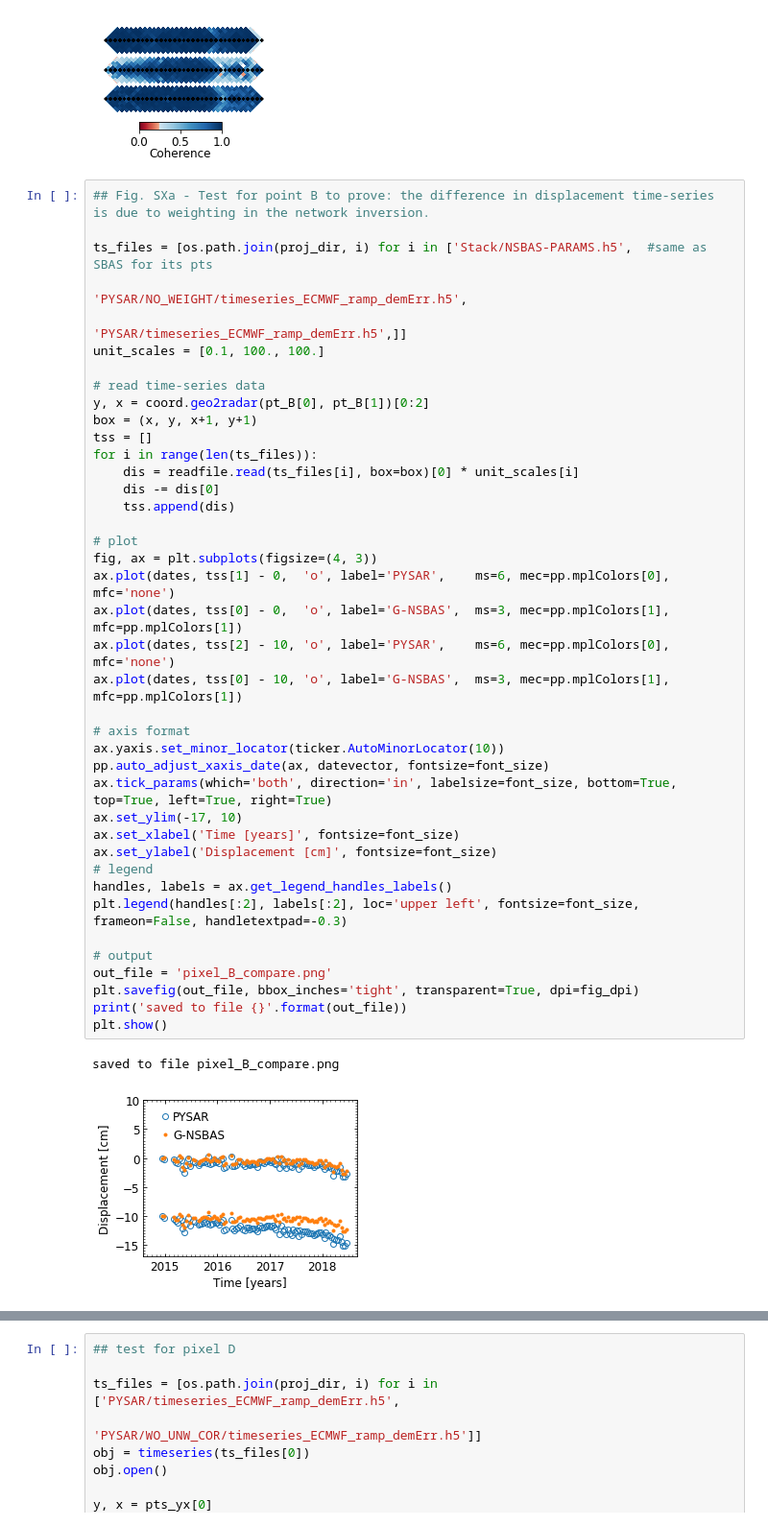
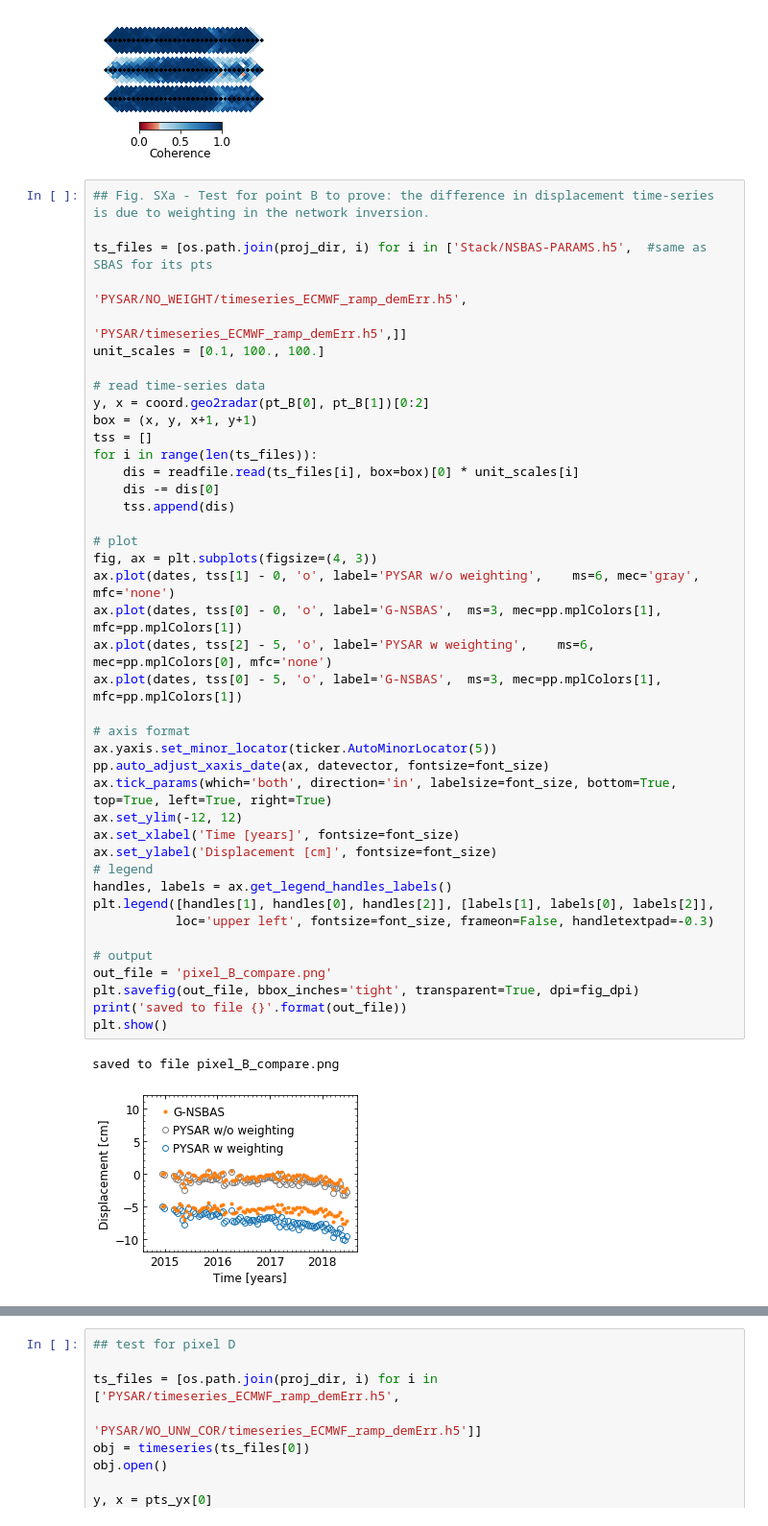
Before and after one commit to geodesymiami/Yunjun_et_al-2019-MintPy, a Jupyter notebook: Fig_17_PySAR_vs_GIAnT.ipynb, the cells around one changed output, grey strips where cells are left out. Shown at 96% size. Drawn from its saved outputs; the diff is of its cells as text.

```diff
--- a/Fig_17_PySAR_vs_GIAnT.ipynb
+++ b/Fig_17_PySAR_vs_GIAnT.ipynb
@@ -285,41 +285,42 @@ ts_files = [os.path.join(proj_dir, i) for i in ['Stack/NSBAS-PARAMS.h5',  #same
                                                 'PYSAR/timeseries_ECMWF_ramp_demErr.h5',]]
 unit_scales = [0.1, 100., 100.]
 
 # read time-series data
 y, x = coord.geo2radar(pt_B[0], pt_B[1])[0:2]
 box = (x, y, x+1, y+1)
 tss = []
 for i in range(len(ts_files)):
     dis = readfile.read(ts_files[i], box=box)[0] * unit_scales[i]
     dis -= dis[0]
     tss.append(dis)
 
 # plot
 fig, ax = plt.subplots(figsize=(4, 3))
-ax.plot(dates, tss[1] - 0,  'o', label='PYSAR',    ms=6, mec=pp.mplColors[0], mfc='none')
-ax.plot(dates, tss[0] - 0,  'o', label='G-NSBAS',  ms=3, mec=pp.mplColors[1], mfc=pp.mplColors[1])
-ax.plot(dates, tss[2] - 10, 'o', label='PYSAR',    ms=6, mec=pp.mplColors[0], mfc='none')
-ax.plot(dates, tss[0] - 10, 'o', label='G-NSBAS',  ms=3, mec=pp.mplColors[1], mfc=pp.mplColors[1])
+ax.plot(dates, tss[1] - 0, 'o', label='PYSAR w/o weighting',    ms=6, mec='gray', mfc='none')
+ax.plot(dates, tss[0] - 0, 'o', label='G-NSBAS',  ms=3, mec=pp.mplColors[1], mfc=pp.mplColors[1])
+ax.plot(dates, tss[2] - 5, 'o', label='PYSAR w weighting',    ms=6, mec=pp.mplColors[0], mfc='none')
+ax.plot(dates, tss[0] - 5, 'o', label='G-NSBAS',  ms=3, mec=pp.mplColors[1], mfc=pp.mplColors[1])
 
 # axis format
-ax.yaxis.set_minor_locator(ticker.AutoMinorLocator(10))
+ax.yaxis.set_minor_locator(ticker.AutoMinorLocator(5))
 pp.auto_adjust_xaxis_date(ax, datevector, fontsize=font_size)
 ax.tick_params(which='both', direction='in', labelsize=font_size, bottom=True, top=True, left=True, right=True)
-ax.set_ylim(-17, 10)
+ax.set_ylim(-12, 12)
 ax.set_xlabel('Time [years]', fontsize=font_size)
 ax.set_ylabel('Displacement [cm]', fontsize=font_size)
 # legend
 handles, labels = ax.get_legend_handles_labels()
-plt.legend(handles[:2], labels[:2], loc='upper left', fontsize=font_size, frameon=False, handletextpad=-0.3)
+plt.legend([handles[1], handles[0], handles[2]], [labels[1], labels[0], labels[2]],
+           loc='upper left', fontsize=font_size, frameon=False, handletextpad=-0.3)
 
 # output
 out_file = 'pixel_B_compare.png'
 plt.savefig(out_file, bbox_inches='tight', transparent=True, dpi=fig_dpi)
 print('saved to file {}'.format(out_file))
 plt.show()
 # %% [output]
 saved to file pixel_B_compare.png
-[figure, old version]
+[figure, new version]
 # %%
 ## Fig. SXb - Test for point C to prove: the difference in displacement time-series is due to unwrapping error correction
 
```
Also changed, not shown: parts of 1 cell of this notebook, 2 other files.
